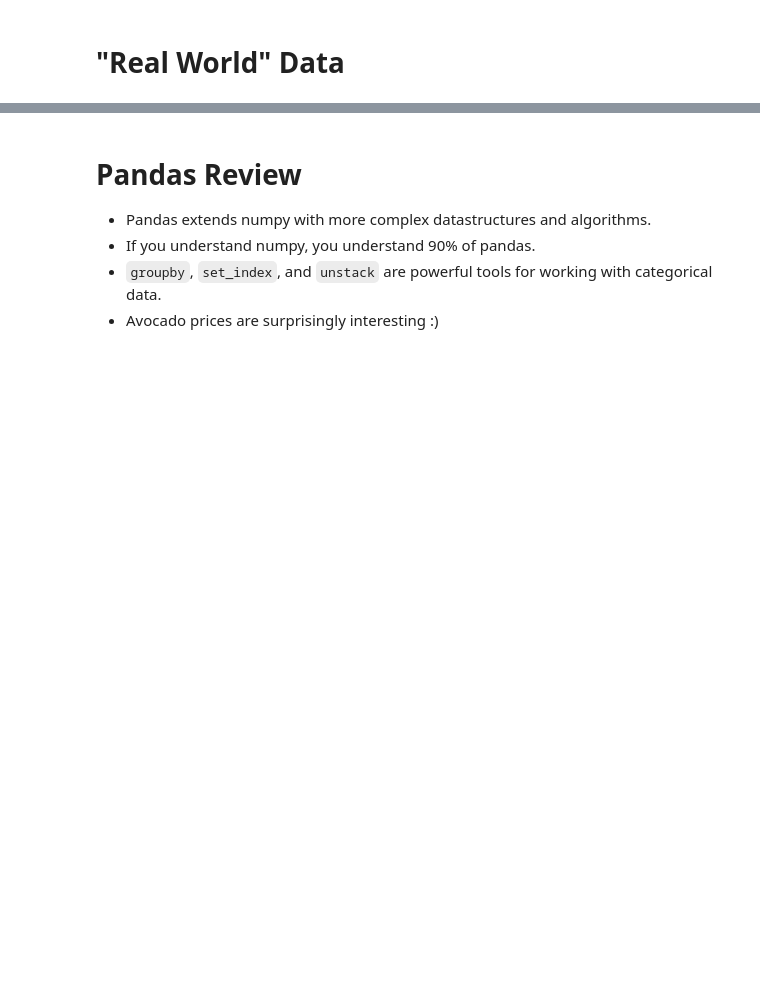
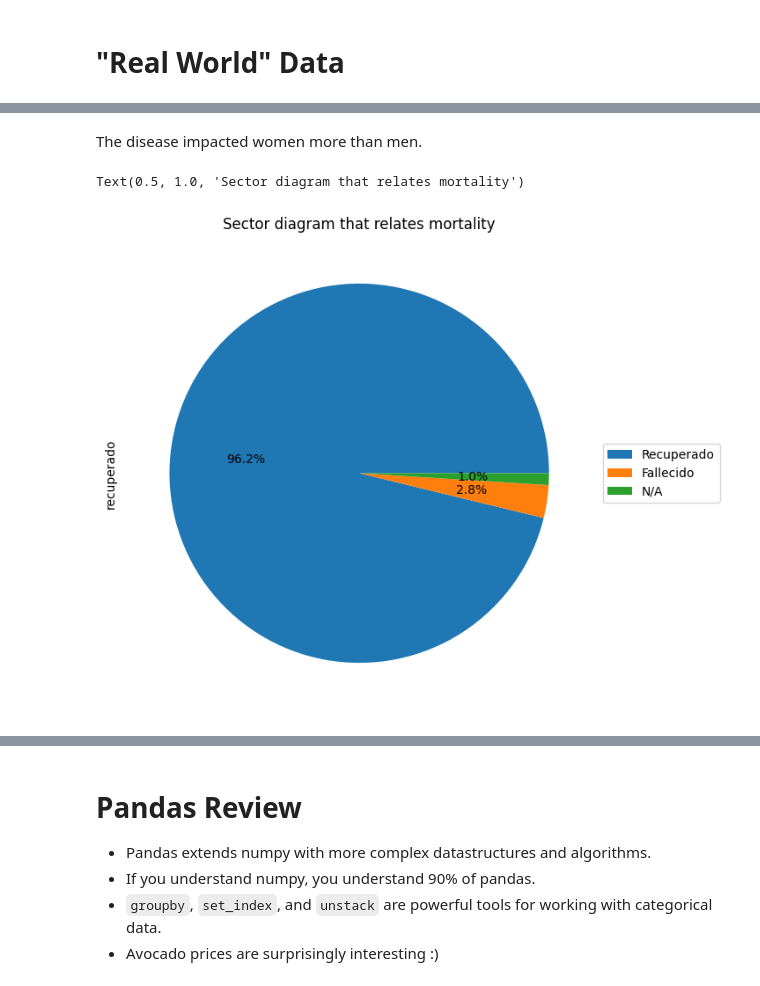
Before and after one commit to Fecry/MetNumUN2024I, a Jupyter notebook: Lab2/crramirezmo_Lab2.ipynb, the cells around one changed output, grey strips where cells are left out. Cells and saved outputs as stored; diff of their text form; code cells hidden in the pictures; blank space fills up the shorter version.

```diff
--- a/Lab2/crramirezmo_Lab2.ipynb
+++ b/Lab2/crramirezmo_Lab2.ipynb
@@ -1610,0 +1766,10 @@ print("Diagrama de barras de la edad ")
+# %% [markdown]
+The disease impacted women more than men.
+# %%
+convalescent = table.recuperado.value_counts()
+convalescent.plot.pie(autopct = '%1.1f%%', labels=None)
+plt.legend(convalescent.index, loc="center left", bbox_to_anchor=(1, 0.5))
+plt.title('Sector diagram that relates mortality')
+# %% [output]
+Text(0.5, 1.0, 'Sector diagram that relates mortality')
+[figure, added]
```
Also changed, not shown: parts of 23 cells of this notebook.
